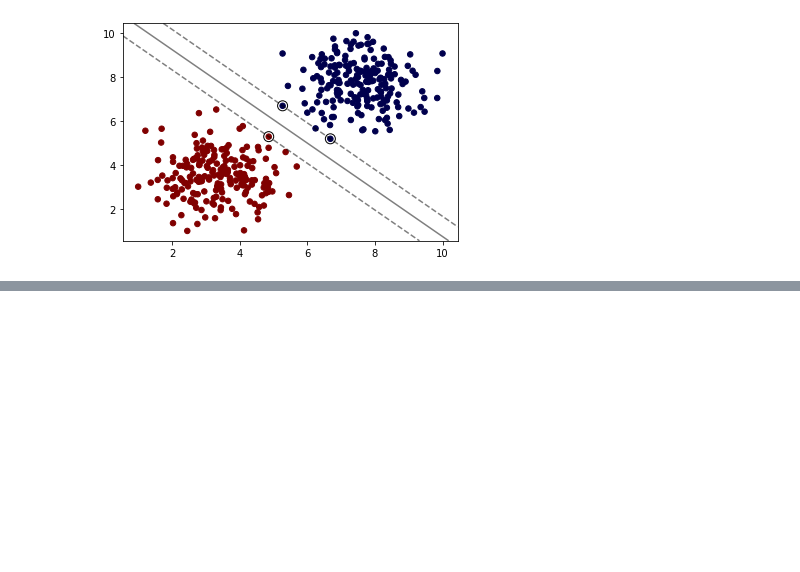
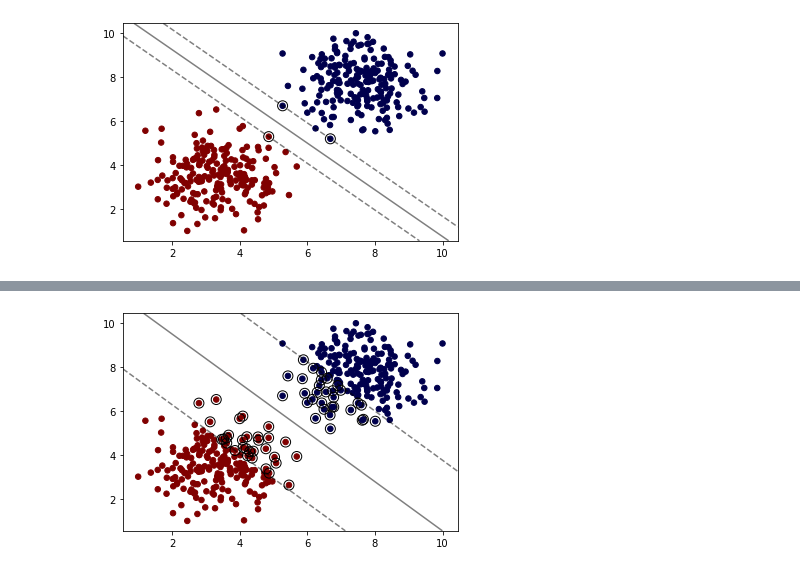
Before and after one commit to Gabrielle-Ribeiro/machine-learning-studies, a Jupyter notebook: support vector machine/Support Vector Machines - Classification.ipynb, the cells around one changed output, grey strips where cells are left out. Saved outputs shown, nothing was run; the diff lists cells and outputs as text; code cells hidden in the pictures; blank space fills up the shorter version.

```diff
--- a/support vector machine/Support Vector Machines - Classification.ipynb
+++ b/support vector machine/Support Vector Machines - Classification.ipynb
@@ -53,0 +74,4 @@ plot_svm_boundary(model, X, y)
+# %%
+plot_svm_boundary(model, X, y)
+# %% [output]
+[figure, added]
```
Also changed, not shown: parts of 33 cells of this notebook.
